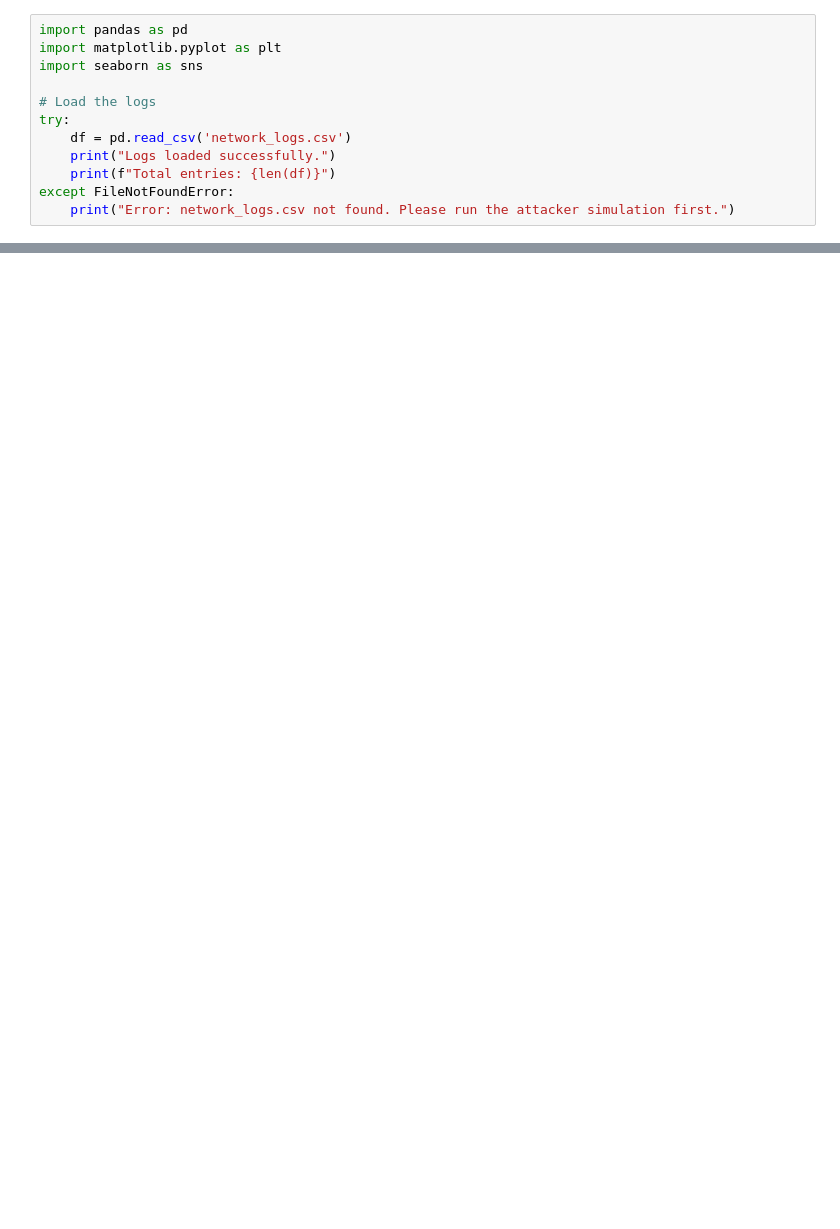
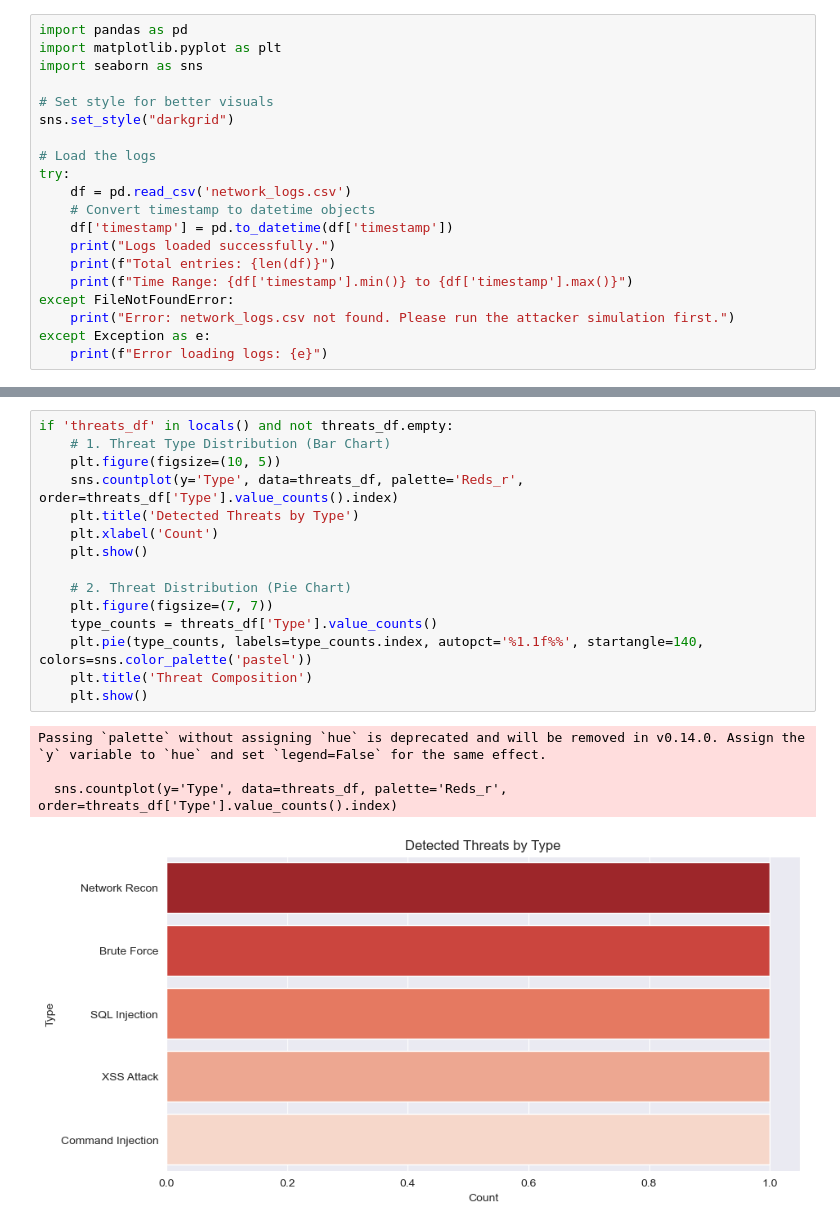
Before and after one commit to Salahod22/mini-SOC, a Jupyter notebook: notebooks/victim_analysis.ipynb, the cells around one changed output, grey strips where cells are left out. Saved outputs shown, nothing was run; the diff lists cells and outputs as text; blank space fills up the shorter version.

```diff
--- a/notebooks/victim_analysis.ipynb
+++ b/notebooks/victim_analysis.ipynb
@@ -8,10 +11,18 @@ import pandas as pd
 import matplotlib.pyplot as plt
 import seaborn as sns
 
+# Set style for better visuals
+sns.set_style("darkgrid")
+
 # Load the logs
 try:
     df = pd.read_csv('network_logs.csv')
+    # Convert timestamp to datetime objects
+    df['timestamp'] = pd.to_datetime(df['timestamp'])
     print("Logs loaded successfully.")
     print(f"Total entries: {len(df)}")
+    print(f"Time Range: {df['timestamp'].min()} to {df['timestamp'].max()}")
 except FileNotFoundError:
     print("Error: network_logs.csv not found. Please run the attacker simulation first.")
+except Exception as e:
+    print(f"Error loading logs: {e}")
@@ -22,0 +94,20 @@ df.head()
+# %%
+if 'threats_df' in locals() and not threats_df.empty:
+    # 1. Threat Type Distribution (Bar Chart)
+    plt.figure(figsize=(10, 5))
+    sns.countplot(y='Type', data=threats_df, palette='Reds_r', order=threats_df['Type'].value_counts().index)
+    plt.title('Detected Threats by Type')
+    plt.xlabel('Count')
+    plt.show()
+
+    # 2. Threat Distribution (Pie Chart)
+    plt.figure(figsize=(7, 7))
+    type_counts = threats_df['Type'].value_counts()
+    plt.pie(type_counts, labels=type_counts.index, autopct='%1.1f%%', startangle=140, colors=sns.color_palette('pastel'))
+    plt.title('Threat Composition')
+    plt.show()
+# %% [output]
+Passing `palette` without assigning `hue` is deprecated and will be removed in v0.14.0. Assign the `y` variable to `hue` and set `legend=False` for the same effect.
+
+  sns.countplot(y='Type', data=threats_df, palette='Reds_r', order=threats_df['Type'].value_counts().index)
+[figure, added]
```
Also changed, not shown: parts of 18 cells of this notebook, 1 other file.
